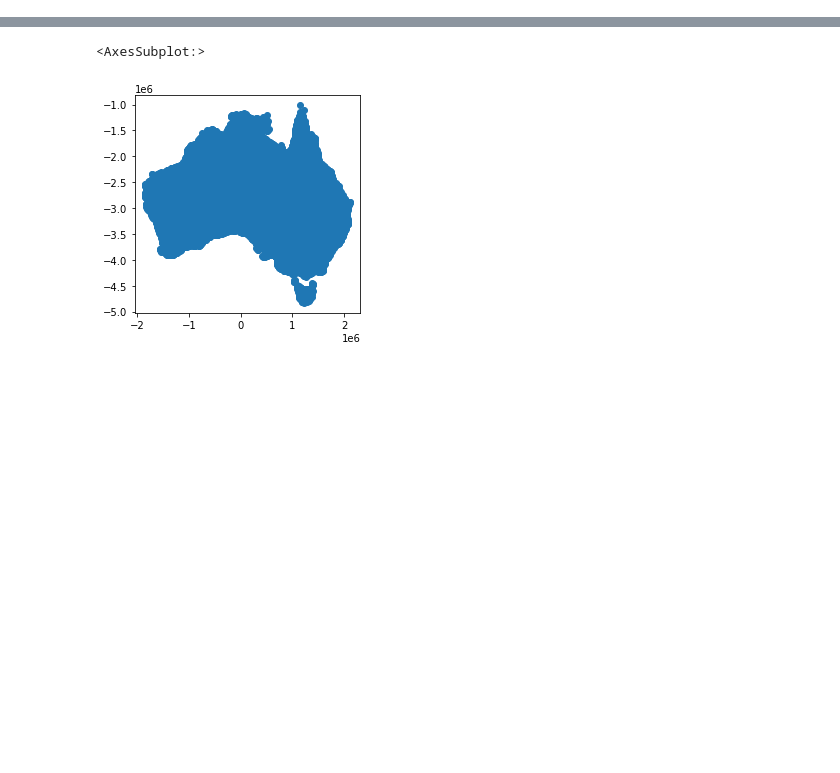
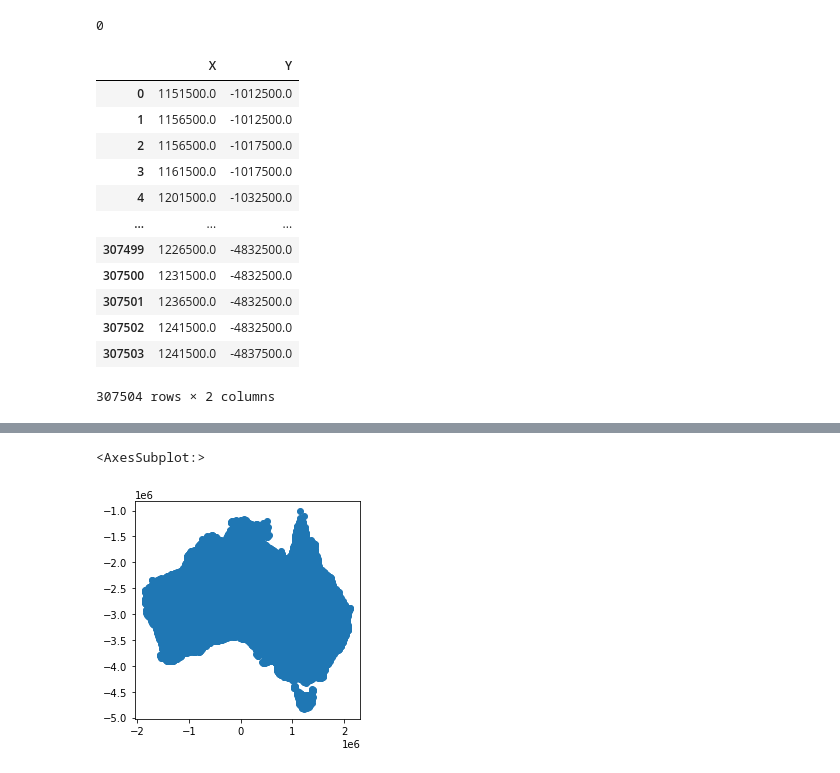
Before and after one commit to cardat/air-health-gis-tools, a Jupyter notebook: exploration.ipynb, the cells around one changed output, grey strips where cells are left out. Cells and saved outputs as stored; diff of their text form; code cells hidden in the pictures; blank space fills up the shorter version.

```diff
--- a/exploration.ipynb
+++ b/exploration.ipynb
@@ -45,0 +48,4 @@ Wall time: 12.9 s
+# %%
+%%time
+sjer_plots_points2 = pyreadr.read_r('AUS_points_5km.rds')
+grid=list(sjer_plots_points2.items())[0][1]
@@ -45,0 +54,20 @@ Wall time: 12.9 s
+# %%
+10%2
+# %% [output]
+0
+# %%
+pd.DataFrame(np.column_stack((grid.X.to_list(),grid.Y.to_list())),columns=["X","Y"])
+# %% [output]
+|  | X | Y |
+| 0 | 1151500.0 | -1012500.0 |
+| 1 | 1156500.0 | -1012500.0 |
+| 2 | 1156500.0 | -1017500.0 |
+| 3 | 1161500.0 | -1017500.0 |
+| 4 | 1201500.0 | -1032500.0 |
+| ... | ... | ... |
+| 307499 | 1226500.0 | -4832500.0 |
+| 307500 | 1231500.0 | -4832500.0 |
+| 307501 | 1236500.0 | -4832500.0 |
+| 307502 | 1241500.0 | -4832500.0 |
+| 307503 | 1241500.0 | -4837500.0 |
+307504 rows × 2 columns
```
Also changed, not shown: parts of 12 cells of this notebook, 1 other file.
